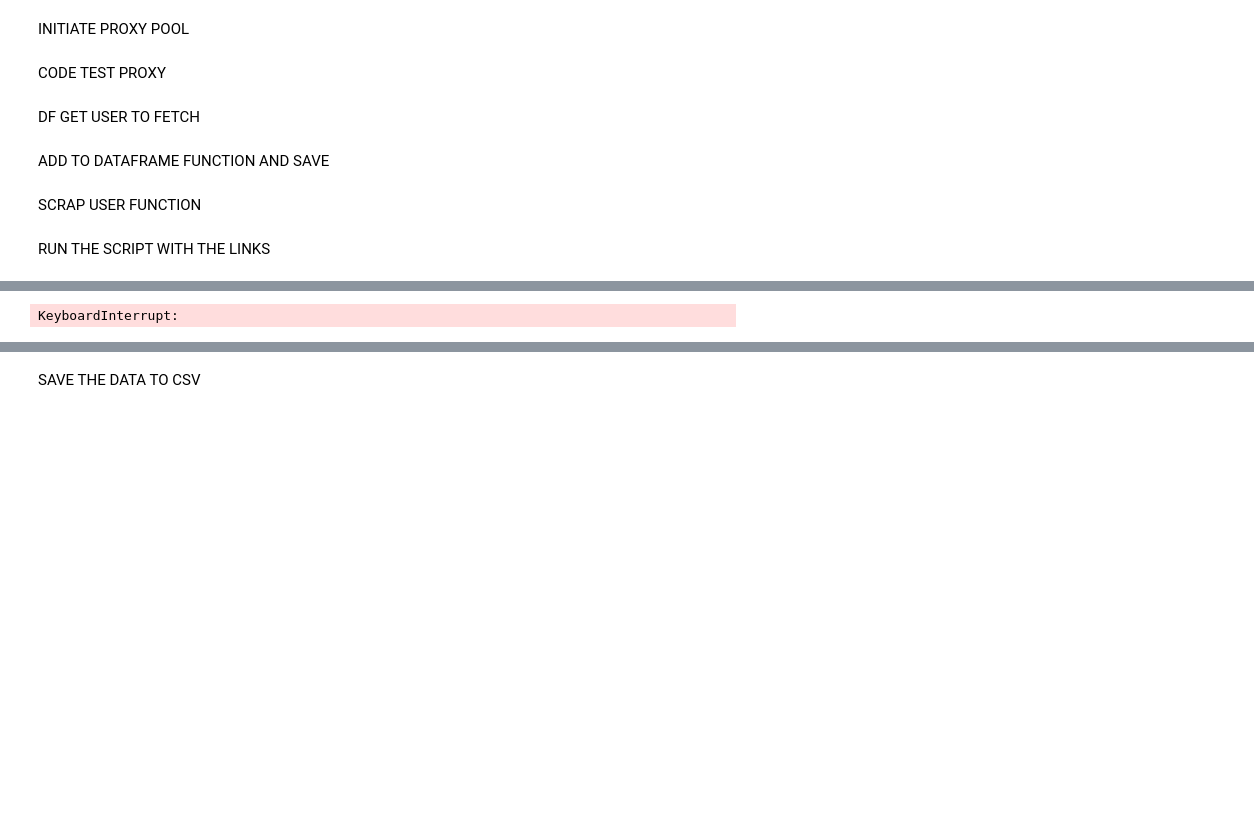
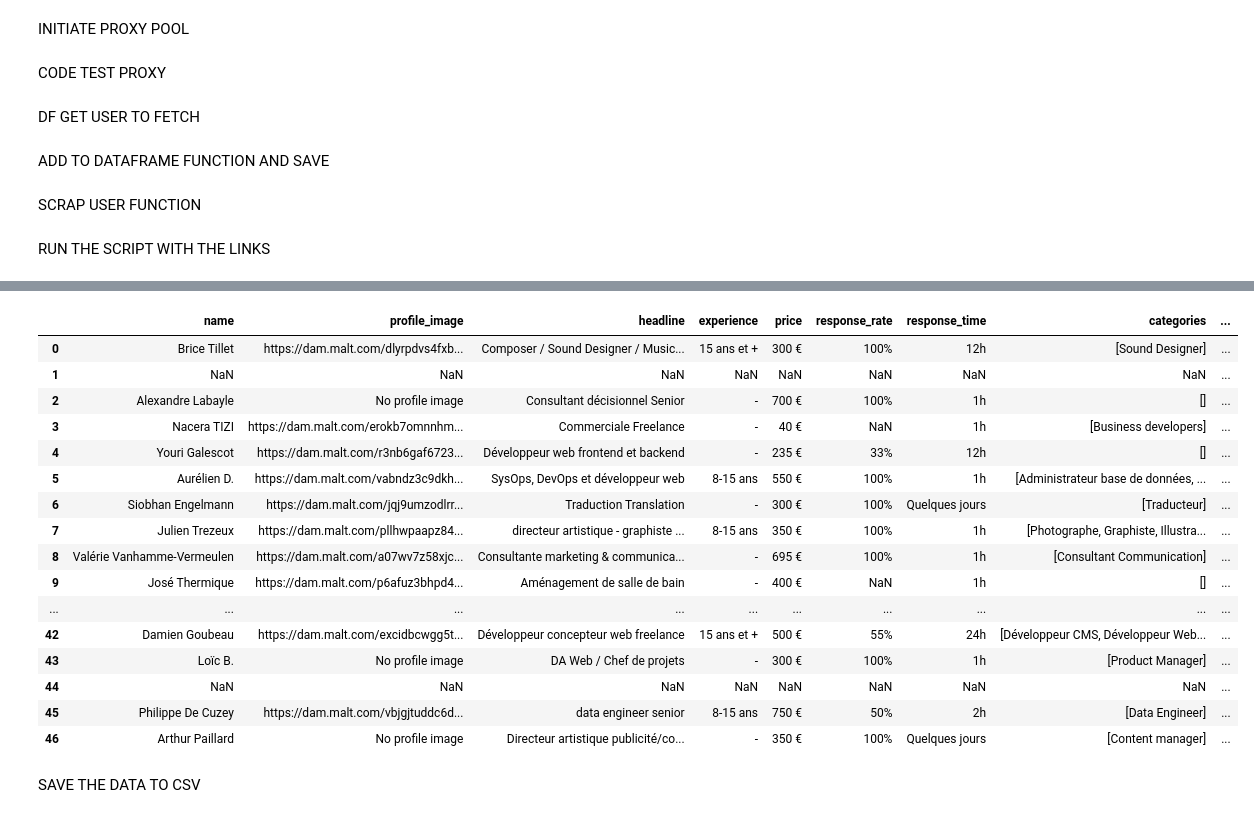
Before and after one commit to Luxchar/SuperMalter, a Jupyter notebook: data/src/scrapping/scrap_profile_proxy_threads.ipynb, the cells around one changed output, grey strips where cells are left out. Cells and saved outputs as stored; diff of their text form; code cells hidden in the pictures; blank space fills up the shorter version.

Commit message:
ipynb thread improvements

```diff
--- a/data/src/scrapping/scrap_profile_proxy_threads.ipynb
+++ b/data/src/scrapping/scrap_profile_proxy_threads.ipynb
@@ -40,6 +41,9 @@ def get_next_profile(df):
     Parameters:
     df (pd.DataFrame): the dataframe with the profiles to scrap
     """
+    if df['scraped'].all():
+        print('All profiles have been scraped')
+        return None, None
 
     next_profile = df[df['scraped']==False].iloc[0] # get the next profile to scrap
     # update the df
@@ -233,7 +230,7 @@ def configure_webdriver(proxy_address):
     # define custom options for the Selenium driver
     options = Options()
 
-    options.add_argument(f'--proxy-server={proxy_address}')
+    # options.add_argument(f'--proxy-server={proxy_address}')
     options.add_argument("window-size=800,400")
     options.add_argument("--no-sandbox")
     options.add_argument("--disable-gpu")
@@ -248,7 +245,7 @@ def configure_webdriver(proxy_address):
 
     return driver
 
-def scrap_all_users_proxy(proxy_addresses, df):
+async def scrap_all_users_proxy(proxy_addresses, df):
     """
     Scrap all the users from the given DataFrame df using the given proxy addresses.
 
@@ -263,30 +260,26 @@ def scrap_all_users_proxy(proxy_addresses, df):
     global index # To keep track of the progress
 
     while df[df['scraped'] == False].shape[0] > 0:  # While there are profiles to scrap
-        threads = []  # Store threads to manage them
 
-        if len(proxy_addresses) > df[df['scraped'] == False].shape[0]: # If there are more proxies than profiles to scrap (to avoid length mismatch)
-            proxy_addresses = proxy_addresses[:df[df['scraped'] == False].shape[0]]
+        if len(proxy_addresses) > df[df['scraped'] == False].shape[0]: # If there are more proxies than profiles to scrap (to avoid length mismatch), proxy_addresses is a dict
+            break
 
-        for proxy_address in proxy_addresses:
-            driver = configure_webdriver(proxy_address)
-            df, row = get_next_profile(df)
+        # for proxy_address in proxy_addresses:
+        # for every proxy address(key) in the proxy pool dict, get the value: if the value is 0, it means that the proxy is not used, so we can use it
+        for proxy_address in proxy_pool:
+            if proxy_pool[proxy_address] == 0:
+                proxy_pool[proxy_address] = 1 # set the proxy to 1, meaning that it is used
 
-            # Create a thread for each scraping task
-            thread = threading.Thread(target=scrap_user, args=(row, driver))
-            threads.append(thread)
-            thread.start()  # Start the thread
+                driver = configure_webdriver(proxy_address)
+                df, row = get_next_profile(df)
 
-            print(f'Trying to scrap profile {index} advancement: {round(index/df.shape[0]*100, 2)}%')
-            index+=1
-
-        # Wait for all threads to complete before proceeding
-        for thread in threads:
-            thread.join()
+                # Create a thread for each scraping task
+                thread = threading.Thread(target=asyncio.run, args=(scrap_user(row, driver, proxy_address),))
+                thread.start()  # Start the thread
 # %% [markdown]
 RUN THE SCRIPT WITH THE LINKS
 # %%
-profile_links = pd.read_csv('../datasets/profile_links.csv') # read the csv file containing the profile links
+profile_links = pd.read_csv('../../datasets/profile_links.csv') # read the csv file containing the profile links
 profile_links['profil'] = profile_links['profil'].apply(lambda x: x.replace('https://www.malt.fr/profile/', ''))
 
 # add column link to the DataFrame
@@ -295,12 +288,12 @@ profile_links['link'] = profile_links['profil'].apply(lambda x: f'https://www.ma
 profile_links['scraped'] = False # add column scraped to the DataFrame
 
 # get first 100 rows of the DataFrame
-df = profile_links.iloc[:100]
+df = profile_links.iloc[:50]
 
 def main():
     return scrap_all_users_proxy(proxy_pool, df)
 
-main()
+await main()
 
 df_raw
 # %% [output]
@@ -327 +316,0 @@ Scraped 9 users, at 2023-11-21 10:06:57.201065 last one is: {'price': '400\xa0
-KeyboardInterrupt:
@@ -330,3 +317,20 @@ Scraped 10 users, at 2023-11-21 10:07:03.827112 last one is: {'price': '125\xa0
+|  | name | profile_image | headline | experience | price | response_rate | response_time | categories | ... |
+| 0 | Brice Tillet | https://dam.malt.com/dlyrpdvs4fxb... | Composer / Sound Designer / Music... | 15 ans et + | 300 € | 100% | 12h | [Sound Designer] | ... |
+| 1 | NaN | NaN | NaN | NaN | NaN | NaN | NaN | NaN | ... |
+| 2 | Alexandre Labayle | No profile image | Consultant décisionnel Senior | - | 700 € | 100% | 1h | [] | ... |
+| 3 | Nacera TIZI | https://dam.malt.com/erokb7omnnhm... | Commerciale Freelance | - | 40 € | NaN | 1h | [Business developers] | ... |
+| 4 | Youri Galescot | https://dam.malt.com/r3nb6gaf6723... | Développeur web frontend et backend | - | 235 € | 33% | 12h | [] | ... |
+| 5 | Aurélien D. | https://dam.malt.com/vabndz3c9dkh... | SysOps, DevOps et développeur web | 8-15 ans | 550 € | 100% | 1h | [Administrateur base de données, ... | ... |
+| 6 | Siobhan Engelmann | https://dam.malt.com/jqj9umzodlrr... | Traduction Translation | - | 300 € | 100% | Quelques jours | [Traducteur] | ... |
+| 7 | Julien Trezeux | https://dam.malt.com/pllhwpaapz84... | directeur artistique - graphiste ... | 8-15 ans | 350 € | 100% | 1h | [Photographe, Graphiste, Illustra... | ... |
+| 8 | Valérie Vanhamme-Vermeulen | https://dam.malt.com/a07wv7z58xjc... | Consultante marketing & communica... | - | 695 € | 100% | 1h | [Consultant Communication] | ... |
+| 9 | José Thermique | https://dam.malt.com/p6afuz3bhpd4... | Aménagement de salle de bain | - | 400 € | NaN | 1h | [] | ... |
+| ... | ... | ... | ... | ... | ... | ... | ... | ... | ... |
+| 42 | Damien Goubeau | https://dam.malt.com/excidbcwgg5t... | Développeur concepteur web freelance | 15 ans et + | 500 € | 55% | 24h | [Développeur CMS, Développeur Web... | ... |
+| 43 | Loïc B. | No profile image | DA Web / Chef de projets | - | 300 € | 100% | 1h | [Product Manager] | ... |
+| 44 | NaN | NaN | NaN | NaN | NaN | NaN | NaN | NaN | ... |
+| 45 | Philippe De Cuzey | https://dam.malt.com/vbjgjtuddc6d... | data engineer senior | 8-15 ans | 750 € | 50% | 2h | [Data Engineer] | ... |
+| 46 | Arthur Paillard | No profile image | Directeur artistique publicité/co... | - | 350 € | 100% | Quelques jours | [Content manager] | ... |
 # %% [markdown]
 SAVE THE DATA TO CSV
 # %%
```
Also changed, not shown: parts of 7 cells of this notebook, 3 other files.
